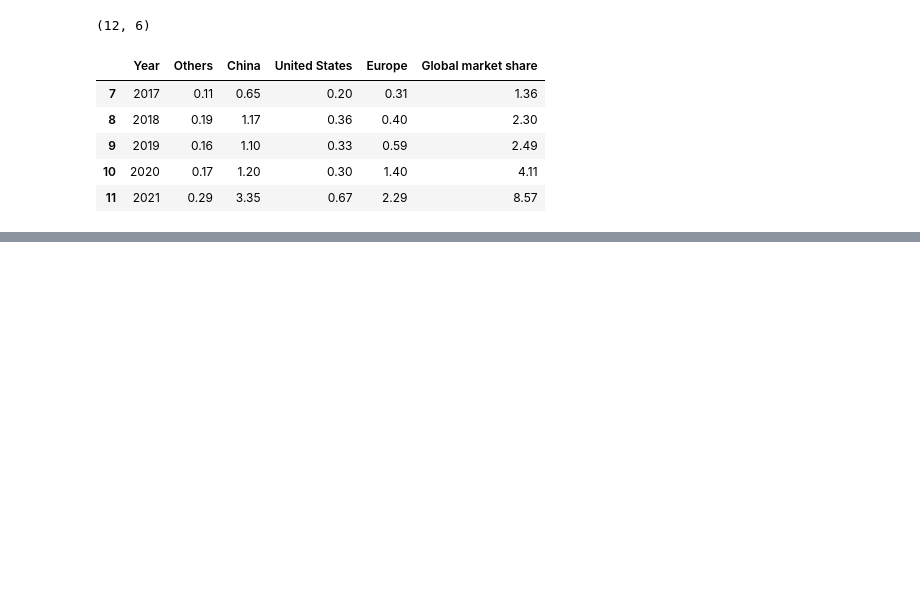
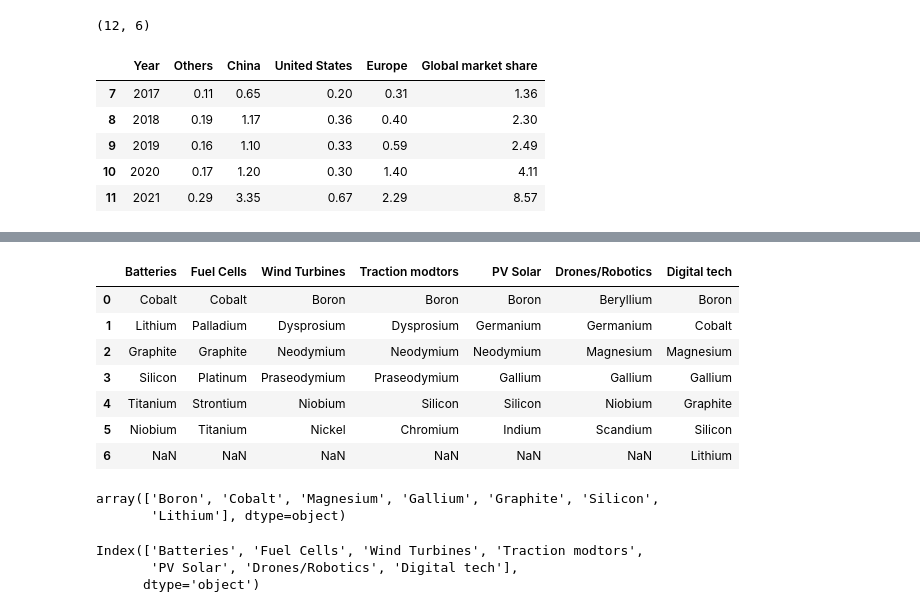
Before and after one commit to evaarquero/Finite_Resources, a Jupyter notebook: Demand_Mineral.ipynb, the cells around one changed output, grey strips where cells are left out. Saved outputs shown, nothing was run; the diff lists cells and outputs as text; code cells hidden in the pictures; blank space fills up the shorter version.

```diff
--- a/Demand_Mineral.ipynb
+++ b/Demand_Mineral.ipynb
@@ -84,0 +172,25 @@ EV_sales
+# %%
+df = pd.DataFrame(use_demand)
+# %%
+df
+# %% [output]
+|  | Batteries | Fuel Cells | Wind Turbines | Traction modtors | PV Solar | Drones/Robotics | Digital tech |
+| 0 | Cobalt | Cobalt | Boron | Boron | Boron | Beryllium | Boron |
+| 1 | Lithium | Palladium | Dysprosium | Dysprosium | Germanium | Germanium | Cobalt |
+| 2 | Graphite | Graphite | Neodymium | Neodymium | Neodymium | Magnesium | Magnesium |
+| 3 | Silicon | Platinum | Praseodymium | Praseodymium | Gallium | Gallium | Gallium |
+| 4 | Titanium | Strontium | Niobium | Silicon | Silicon | Niobium | Graphite |
+| 5 | Niobium | Titanium | Nickel | Chromium | Indium | Scandium | Silicon |
+| 6 | NaN | NaN | NaN | NaN | NaN | NaN | Lithium |
+# %%
+df['Digital tech'].unique()
+# %% [output]
+array(['Boron', 'Cobalt', 'Magnesium', 'Gallium', 'Graphite', 'Silicon',
+       'Lithium'], dtype=object)
+# %%
+columns = df.columns
+columns
+# %% [output]
+Index(['Batteries', 'Fuel Cells', 'Wind Turbines', 'Traction modtors',
+       'PV Solar', 'Drones/Robotics', 'Digital tech'],
+      dtype='object')
```
Also changed, not shown: parts of 30 cells of this notebook, 3 other files.
